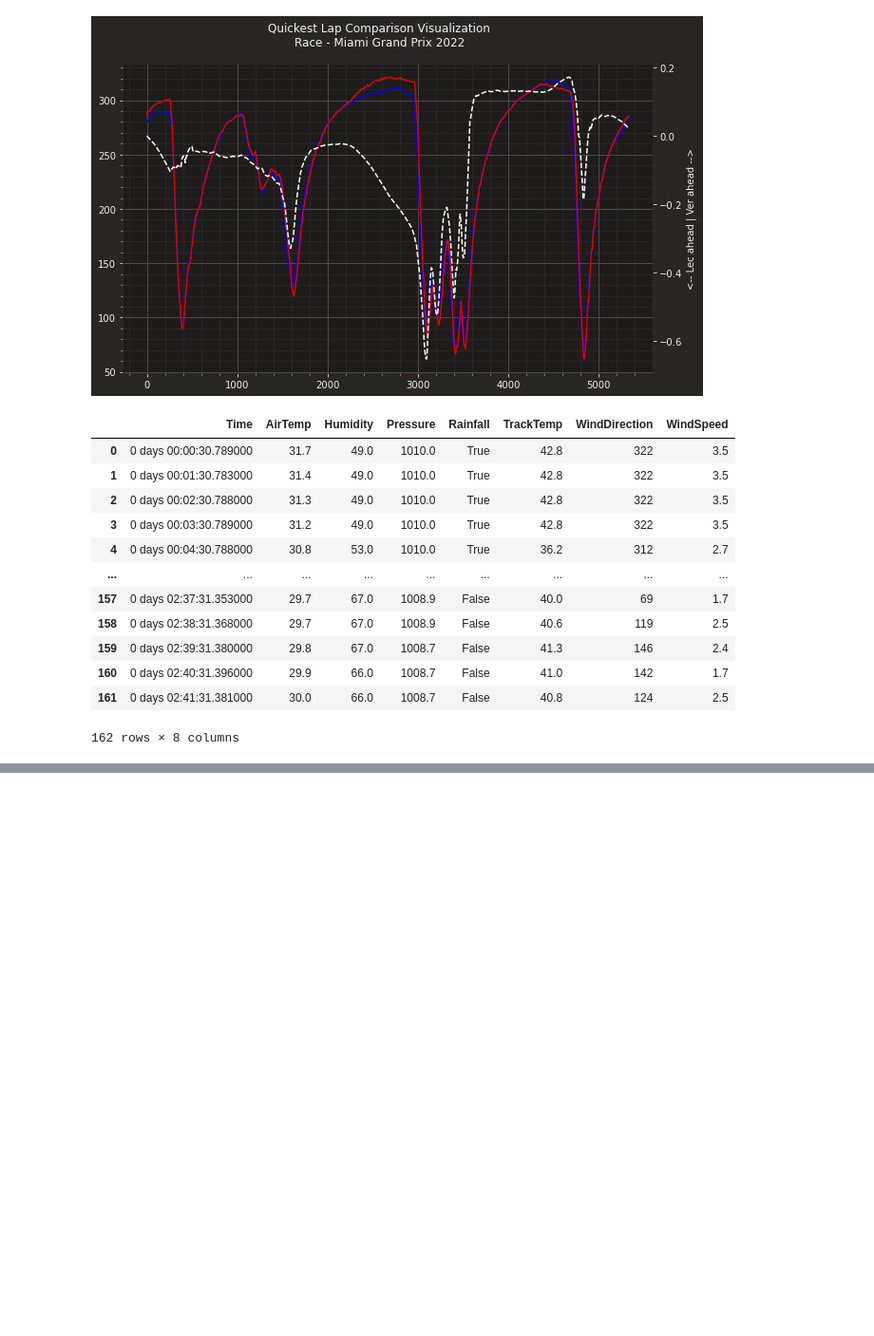
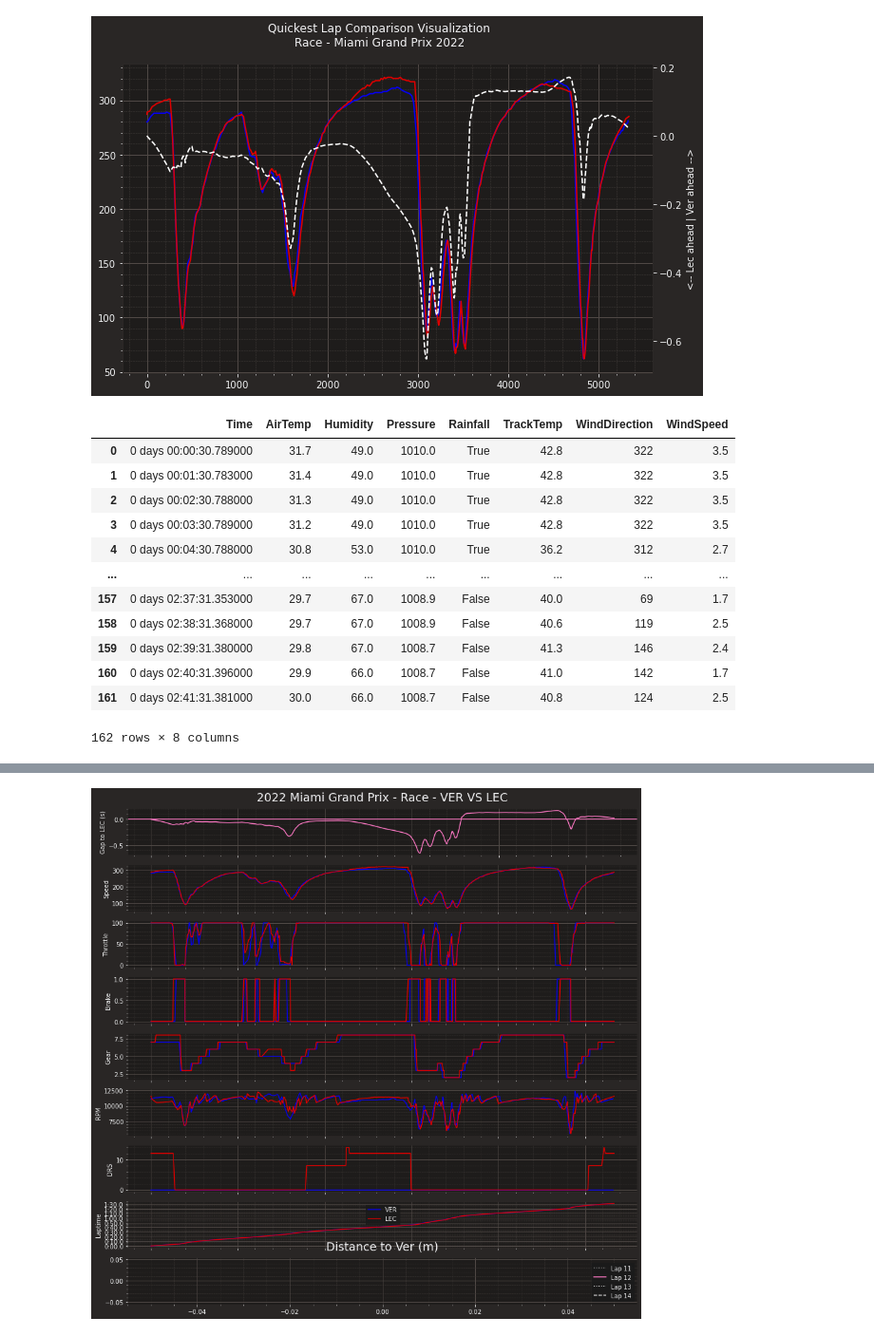
Before and after one commit to CamStevens15/F1_2022_race_analytics, a Jupyter notebook: Code_Analysis/miami_tel_analysis.ipynb, the cells around one changed output, grey strips where cells are left out. Shown at 95% size. Drawn from its saved outputs; the diff is of its cells as text; code cells hidden in the pictures; blank space fills up the shorter version.

```diff
--- a/Code_Analysis/miami_tel_analysis.ipynb
+++ b/Code_Analysis/miami_tel_analysis.ipynb
@@ -760,0 +820,88 @@ plt.show()
+# %%
+# Get lap data
+lap_telemetry_lec = laps_lec.loc[laps_lec['RaceLapNumber']==13].get_car_data().add_distance()
+lap_telemetry_ver = laps_ver.loc[laps_ver['RaceLapNumber']==13].get_car_data().add_distance()
+
+distance_lap11 = full_distance_ver_lec.loc[full_distance_ver_lec['Lap']==11]
+distance_lap12 = full_distance_ver_lec.loc[full_distance_ver_lec['Lap']==12]
+distance_lap13 = full_distance_ver_lec.loc[full_distance_ver_lec['Lap']==13]
+distance_lap14 = full_distance_ver_lec.loc[full_distance_ver_lec['Lap']==14]
+# %%
+
+
+# Make plot a bit bigger
+plt.rcParams['figure.figsize'] = plot_size
+
+
+# Create subplots with different sizes
+#fig, ax = plt.subplots(6, gridspec_kw={'height_ratios': plot_ratios})
+# Create subplots with different sizes which includes DRS data
+fig, ax = plt.subplots(9)
+
+
+# Set the plot title
+ax[0].title.set_text(plot_title)
+
+
+# Delta line
+ax[0].plot(ref_tel['Distance'], delta_time)
+ax[0].axhline(0)
+ax[0].set(ylabel=f"Gap to {driver_2} (s)")
+
+
+# Speed trace
+ax[1].plot(telemetry_driver_1['Distance'], telemetry_driver_1['Speed'], label=driver_1, color=ff1.plotting.team_color(team_driver_1))
+ax[1].plot(telemetry_driver_2['Distance'], telemetry_driver_2['Speed'], label=driver_2, color=ff1.plotting.team_color(team_driver_2))
+ax[1].set(ylabel='Speed')
+
+
+# Throttle trace
+ax[2].plot(telemetry_driver_1['Distance'], telemetry_driver_1['Throttle'], label=driver_1, color=ff1.plotting.team_color(team_driver_1))
+ax[2].plot(telemetry_driver_2['Distance'], telemetry_driver_2['Throttle'], label=driver_2, color=ff1.plotting.team_color(team_driver_2))
+ax[2].set(ylabel='Throttle')
+
+# Brake trace
+ax[3].plot(telemetry_driver_1['Distance'], telemetry_driver_1['Brake'], label=driver_1, color=ff1.plotting.team_color(team_driver_1))
+ax[3].plot(telemetry_driver_2['Distance'], telemetry_driver_2['Brake'], label=driver_2, color=ff1.plotting.team_color(team_driver_2))
+ax[3].set(ylabel='Brake')
+
+# Gear trace
+ax[4].plot(telemetry_driver_1['Distance'], telemetry_driver_1['nGear'], label=driver_1, color=ff1.plotting.team_color(team_driver_1))
+ax[4].plot(telemetry_driver_2['Distance'], telemetry_driver_2['nGear'], label=driver_2, color=ff1.plotting.team_color(team_driver_2))
+ax[4].set(ylabel='Gear')
+
+# RPM trace
+ax[5].plot(telemetry_driver_1['Distance'], telemetry_driver_1['RPM'], label=driver_1, color=ff1.plotting.team_color(team_driver_1))
+ax[5].plot(telemetry_driver_2['Distance'], telemetry_driver_2['RPM'], label=driver_2, color=ff1.plotting.team_color(team_driver_2))
+ax[5].set(ylabel='RPM')
+
+# DRS trace
+ax[6].plot(telemetry_driver_1['Distance'], telemetry_driver_1['DRS'], label=driver_1, color=ff1.plotting.team_color(team_driver_1))
+ax[6].plot(telemetry_driver_2['Distance'], telemetry_driver_2['DRS'], label=driver_2, color=ff1.plotting.team_color(team_driver_2))
+ax[6].set(ylabel='DRS')
+ax[6].set(xlabel='Lap distance (meters)')
+
+
+ax[7].plot(telemetry_driver_1['Distance'], telemetry_driver_1['Time'],  label=driver_1, color=ff1.plotting.team_color(team_driver_1))
+ax[7].plot(telemetry_driver_2['Distance'], telemetry_driver_2['Time'], label=driver_2, color=ff1.plotting.team_color(team_driver_2))
+ax[7].set(ylabel='Laptime', xlabel='Lap')
+ax[7].legend(loc="upper center")
+
+#distance of driver ahed of the other
+ax[8].title.set_text("Distance to Ver (m)")
+ax[8].plot(distance_lap11['Distance'], distance_lap11['DistanceToDriverAhead'], label='Lap 11', linestyle='dotted', color='grey')
+ax[8].plot(distance_lap12['Distance'], distance_lap12['DistanceToDriverAhead'], label='Lap 12')
+ax[8].plot(distance_lap13['Distance'], distance_lap13['DistanceToDriverAhead'], label='Lap 13', linestyle='dotted', color='white')
+ax[8].plot(distance_lap14['Distance'], distance_lap14['DistanceToDriverAhead'], label='Lap 14', linestyle='dashed', color='lightgrey')
+ax[8].legend(loc="lower right")
+
+
+# Hide x labels and tick labels for top plots and y ticks for right plots.
+for a in ax.flat:
+    a.label_outer()
+
+# Store figure
+plt.savefig(plot_filename, dpi=300)
+plt.show()
+# %% [output]
+[figure, added]
```
Also changed, not shown: parts of 17 cells of this notebook.
